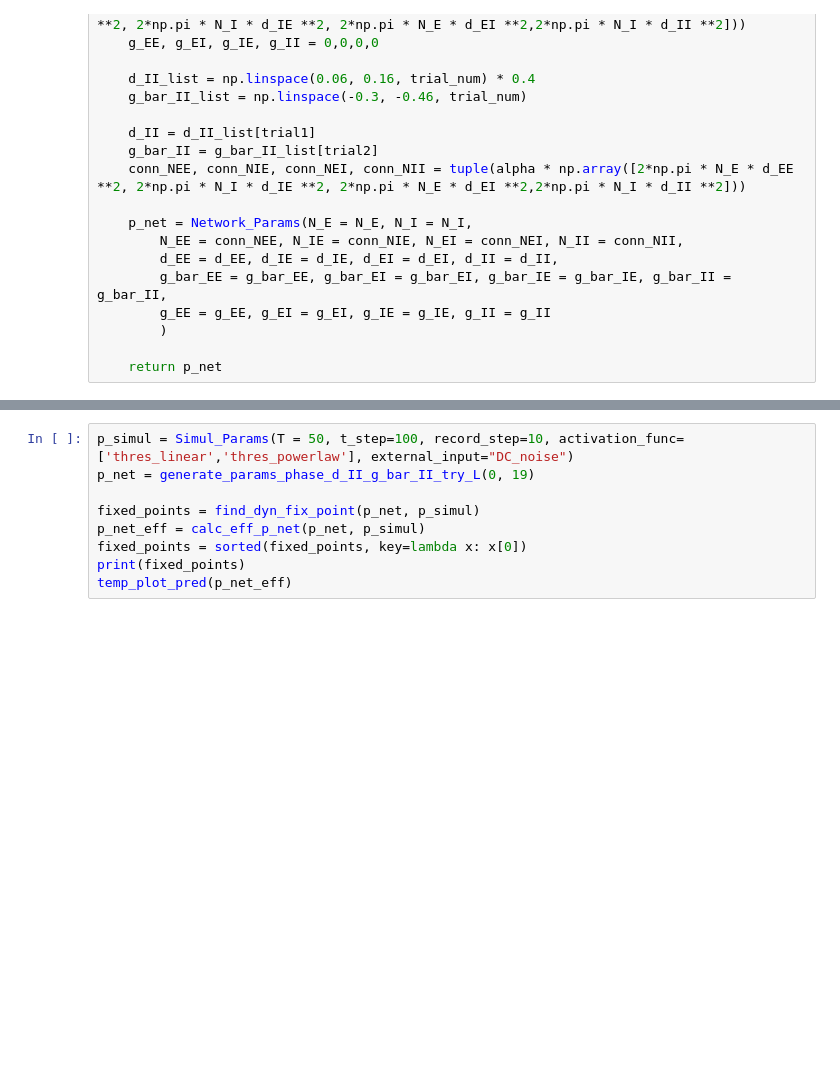
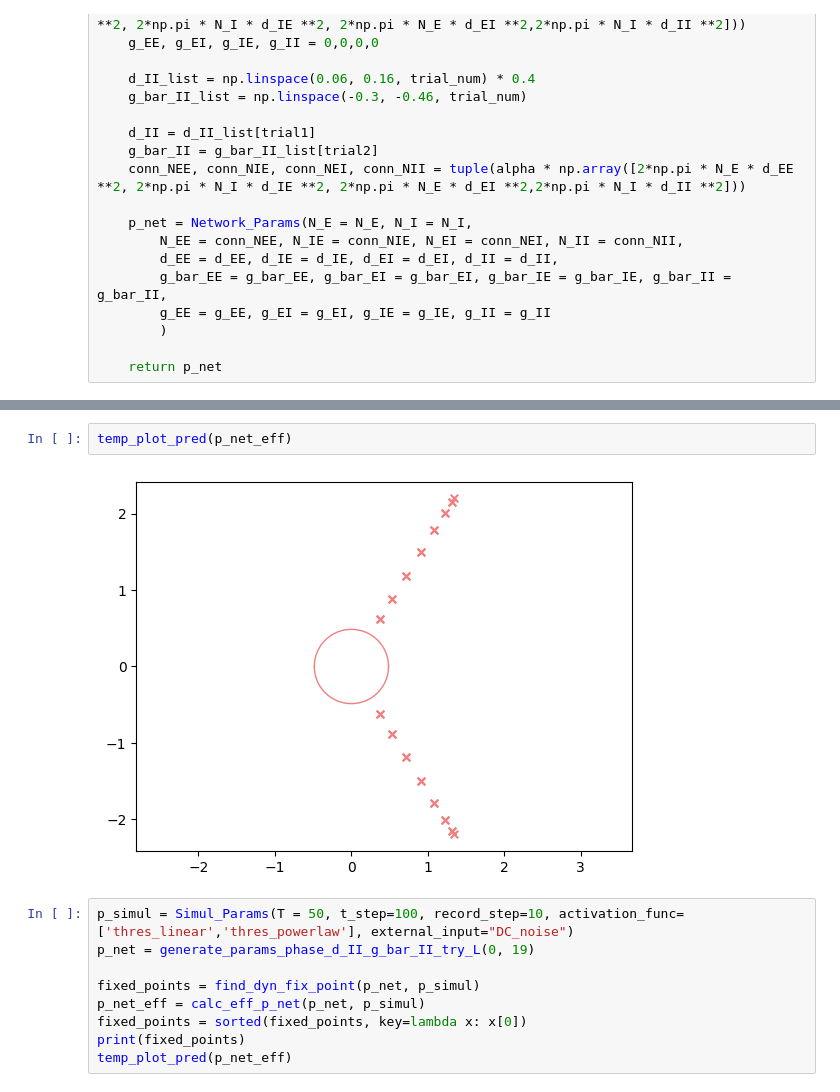
Before and after one commit to huang-yh20/spatial-linear-project, a Jupyter notebook: code/artfigs_NC/debug.ipynb, the cells around one changed output, grey strips where cells are left out. Cells and saved outputs as stored; diff of their text form; blank space fills up the shorter version.

```diff
--- a/code/artfigs_NC/debug.ipynb
+++ b/code/artfigs_NC/debug.ipynb
@@ -241,3 +250,7 @@ FileNotFoundError: [Errno 2] No such file or directory: './figs/artfigs_NC_try_p
+# %%
+temp_plot_pred(p_net_eff)
+# %% [output]
+[figure, added]
 # %%
 p_simul = Simul_Params(T = 50, t_step=100, record_step=10, activation_func=['thres_linear','thres_powerlaw'], external_input="DC_noise")
 p_net = generate_params_phase_d_II_g_bar_II_try_L(0, 19)
```
Also changed, not shown: parts of 2 cells of this notebook, 3 other files.
